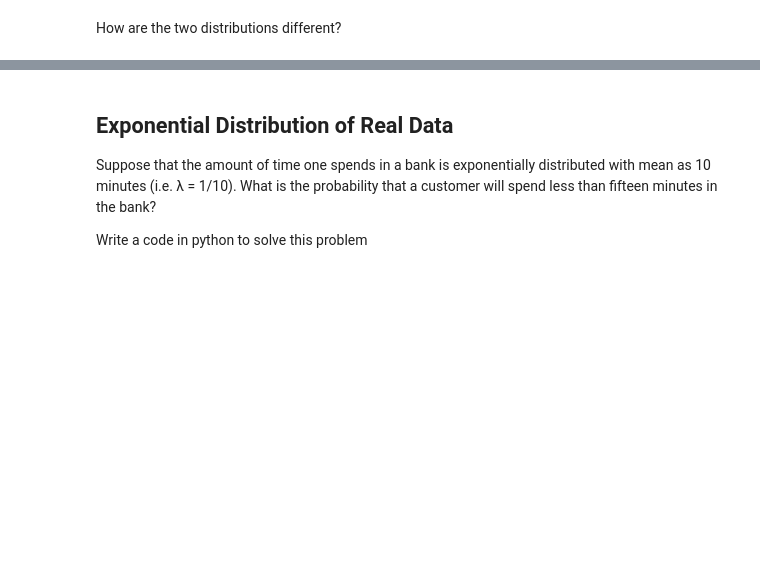
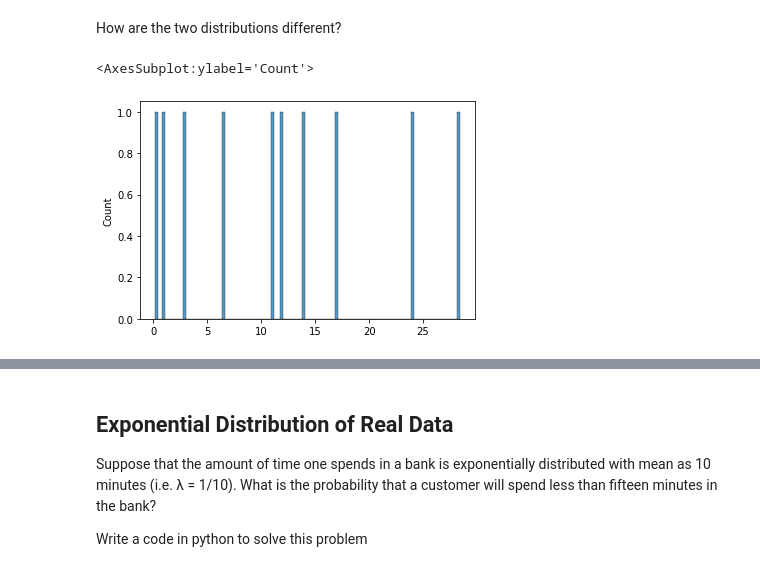
Before and after one commit to Ironhack-Data-Madrid-Enero-2022/lab-continuous-probability-distributions, a Jupyter notebook: your-code/main.ipynb, the cells around one changed output, grey strips where cells are left out. Saved outputs shown, nothing was run; the diff lists cells and outputs as text; code cells hidden in the pictures; blank space fills up the shorter version.

```diff
--- a/your-code/main.ipynb
+++ b/your-code/main.ipynb
@@ -181,0 +180,8 @@ Your output should look like below:
+# %%
+import numpy as np
+
+def expo (size):
+    sample = np.random.exponential(10, size)
+    return sample
+# %%
+a = expo(10)
@@ -185,0 +192,5 @@ How are the two distributions different?
+# %%
+sns.histplot(a, bins=100)
+# %% [output]
+<AxesSubplot:ylabel='Count'>
+[figure, added]
```
Also changed, not shown: parts of 7 cells of this notebook.
